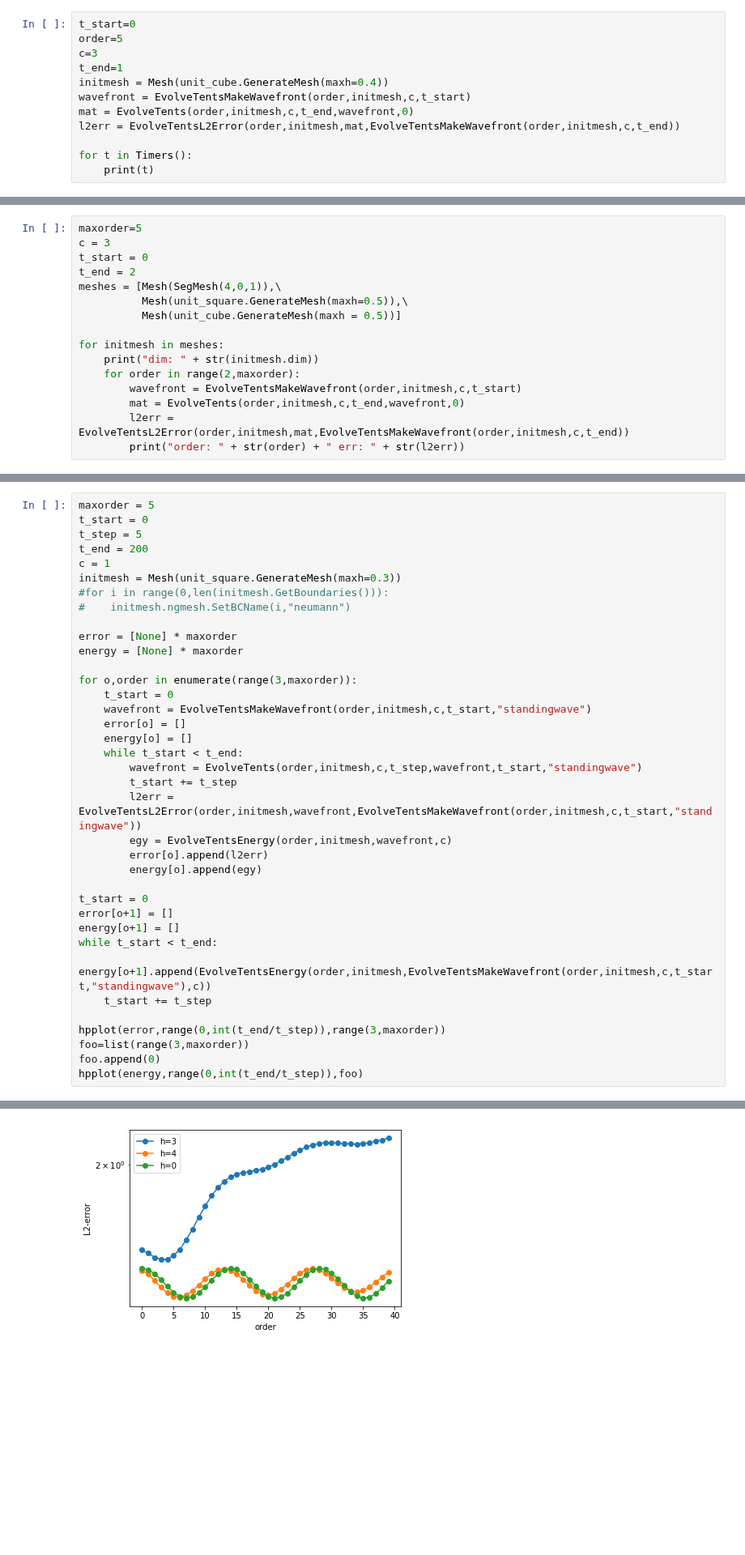
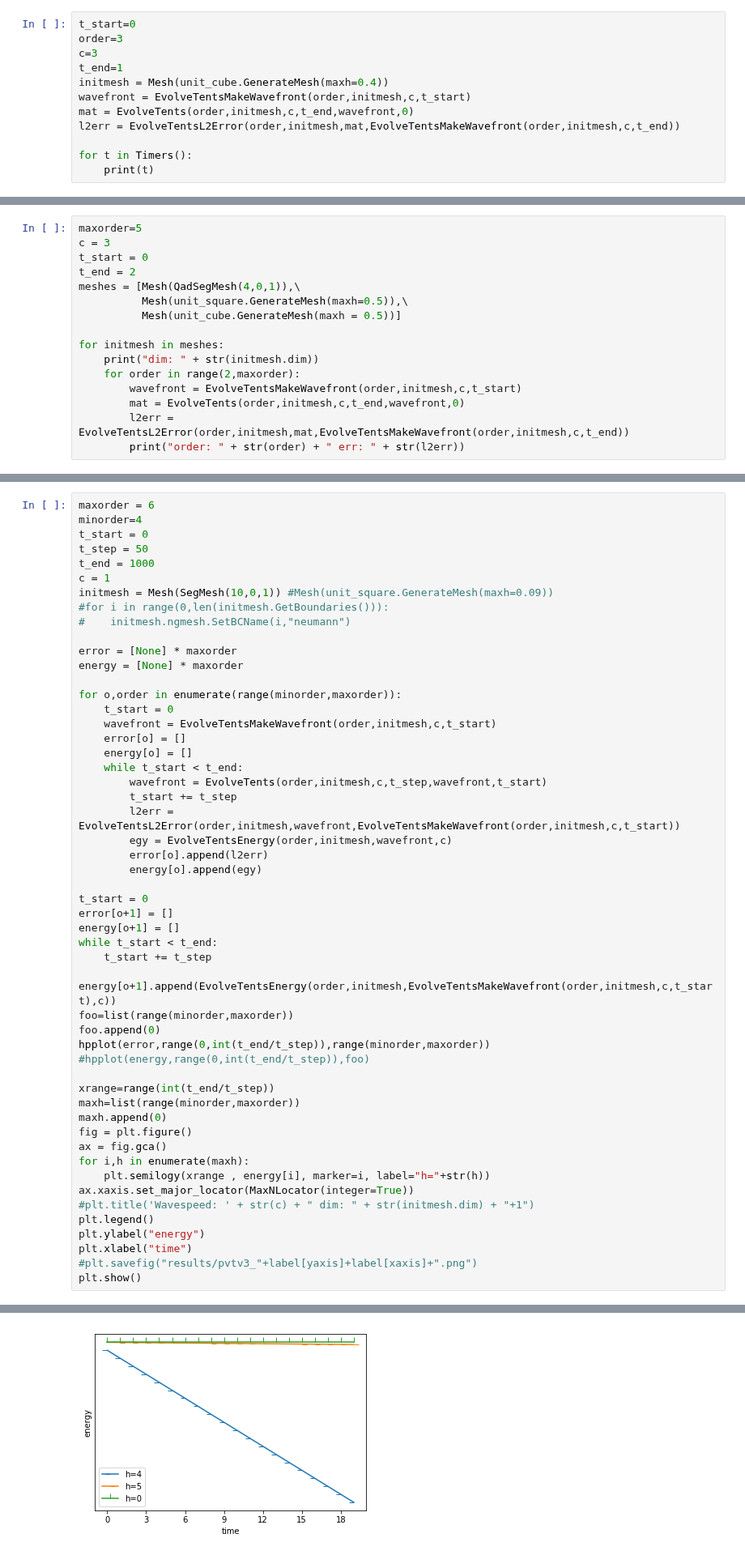
Before and after one commit to PaulSt/NGSTrefftz, a Jupyter notebook: python_test/notebooks/evolvetent.ipynb, the cells around one changed output, grey strips where cells are left out. Shown at 81% size. Cells and saved outputs as stored; diff of their text form; blank space fills up the shorter version.

Commit message:
fixed energy, updated testcases

```diff
--- a/python_test/notebooks/evolvetent.ipynb
+++ b/python_test/notebooks/evolvetent.ipynb
@@ -57,7 +58,7 @@ def hploop(meshes,maxh,maxorder,c):
 ## timing
 # %%
 t_start=0
-order=5
+order=3
 c=3
 t_end=1
 initmesh = Mesh(unit_cube.GenerateMesh(maxh=0.4))
@@ -90,7 +91,7 @@ maxorder=5
 c = 3
 t_start = 0
 t_end = 2
-meshes = [Mesh(SegMesh(4,0,1)),\
+meshes = [Mesh(QadSegMesh(4,0,1)),\
           Mesh(unit_square.GenerateMesh(maxh=0.5)),\
           Mesh(unit_cube.GenerateMesh(maxh = 0.5))]
 
@@ -144,27 +145,28 @@ hploop(meshes,maxh,maxorder,c)
 # %% [markdown]
 ## Energy
 # %%
-maxorder = 5
+maxorder = 6
+minorder=4
 t_start = 0
-t_step = 5
-t_end = 200
+t_step = 50
+t_end = 1000
 c = 1
-initmesh = Mesh(unit_square.GenerateMesh(maxh=0.3))
+initmesh = Mesh(SegMesh(10,0,1)) #Mesh(unit_square.GenerateMesh(maxh=0.09))
 #for i in range(0,len(initmesh.GetBoundaries())):
 #    initmesh.ngmesh.SetBCName(i,"neumann")
 
 error = [None] * maxorder
 energy = [None] * maxorder
 
-for o,order in enumerate(range(3,maxorder)):
+for o,order in enumerate(range(minorder,maxorder)):
     t_start = 0
-    wavefront = EvolveTentsMakeWavefront(order,initmesh,c,t_start,"standingwave")
+    wavefront = EvolveTentsMakeWavefront(order,initmesh,c,t_start)
     error[o] = []
     energy[o] = []
     while t_start < t_end:
-        wavefront = EvolveTents(order,initmesh,c,t_step,wavefront,t_start,"standingwave")
+        wavefront = EvolveTents(order,initmesh,c,t_step,wavefront,t_start)
         t_start += t_step
-        l2err = EvolveTentsL2Error(order,initmesh,wavefront,EvolveTentsMakeWavefront(order,initmesh,c,t_start,"standingwave"))
+        l2err = EvolveTentsL2Error(order,initmesh,wavefront,EvolveTentsMakeWavefront(order,initmesh,c,t_start))
         egy = EvolveTentsEnergy(order,initmesh,wavefront,c)
         error[o].append(l2err)
         energy[o].append(egy)
@@ -173,11 +175,25 @@ t_start = 0
 error[o+1] = []
 energy[o+1] = []
 while t_start < t_end:
-    energy[o+1].append(EvolveTentsEnergy(order,initmesh,EvolveTentsMakeWavefront(order,initmesh,c,t_start,"standingwave"),c))
     t_start += t_step
+    energy[o+1].append(EvolveTentsEnergy(order,initmesh,EvolveTentsMakeWavefront(order,initmesh,c,t_start),c))
+foo=list(range(minorder,maxorder))
+foo.append(0)
+hpplot(error,range(0,int(t_end/t_step)),range(minorder,maxorder))
+#hpplot(energy,range(0,int(t_end/t_step)),foo)
 
-hpplot(error,range(0,int(t_end/t_step)),range(3,maxorder))
-foo=list(range(3,maxorder))
-foo.append(0)
-hpplot(energy,range(0,int(t_end/t_step)),foo)
+xrange=range(int(t_end/t_step))
+maxh=list(range(minorder,maxorder))
+maxh.append(0)
+fig = plt.figure()
+ax = fig.gca()
+for i,h in enumerate(maxh):
+    plt.semilogy(xrange , energy[i], marker=i, label="h="+str(h))
+ax.xaxis.set_major_locator(MaxNLocator(integer=True))
+#plt.title('Wavespeed: ' + str(c) + " dim: " + str(initmesh.dim) + "+1")
+plt.legend()
+plt.ylabel("energy")
+plt.xlabel("time")
+#plt.savefig("results/pvtv3_"+label[yaxis]+label[xaxis]+".png")
+plt.show()
 # %% [output]
@@ -185 +201 @@ hpplot(energy,range(0,int(t_end/t_step)),foo)
-[figure, old version]
+[figure, new version]
```
Also changed, not shown: parts of 6 cells of this notebook, 3 other files.
